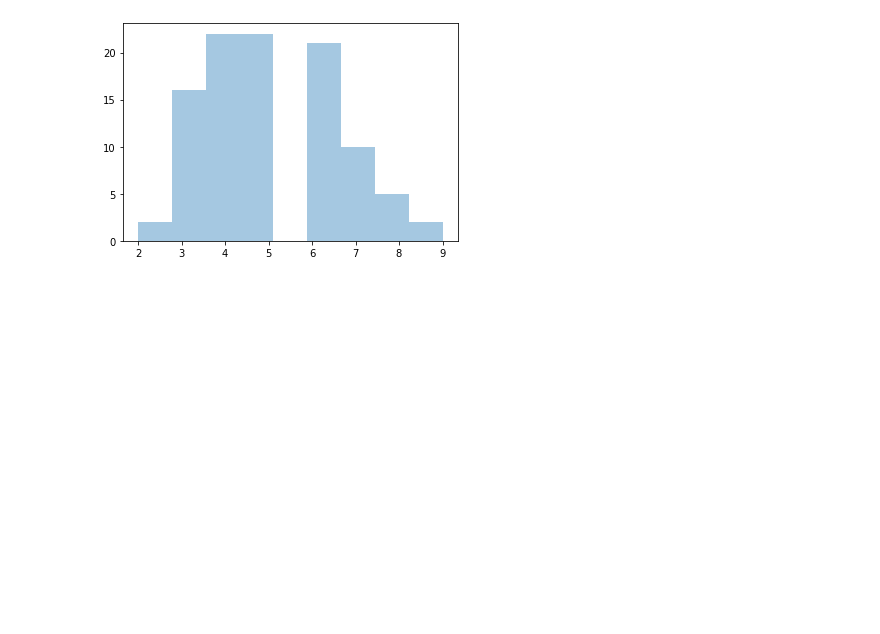
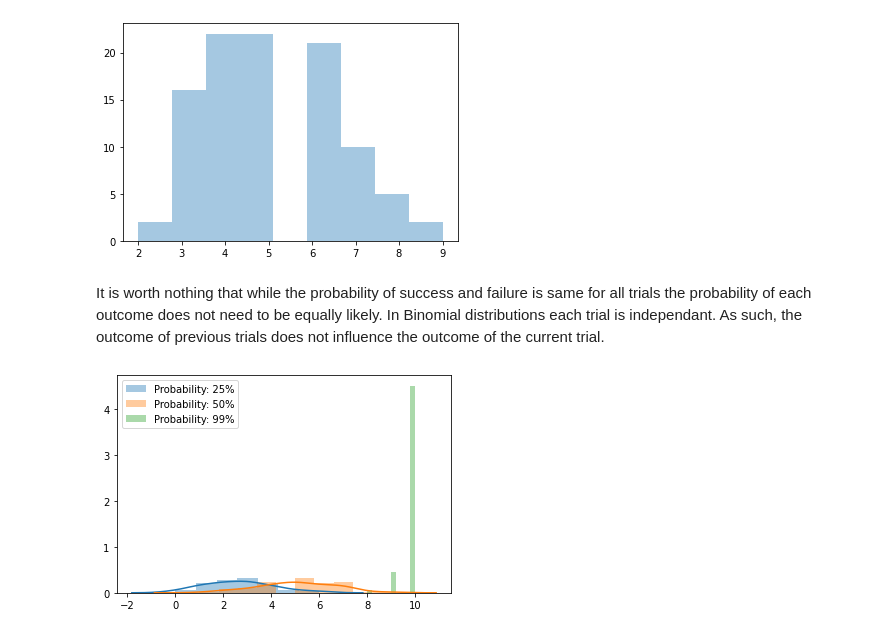
Before and after one commit to SharonNicG/52465-Assignment, a Jupyter notebook: NumPy-Random Assignment.ipynb, the cells around one changed output. Saved outputs shown, nothing was run; the diff lists cells and outputs as text; code cells hidden in the pictures; blank space fills up the shorter version.

Commit message:
Inclusion of Seaborn Dist Plot and explanation of probability varience'

```diff
--- a/NumPy-Random Assignment.ipynb
+++ b/NumPy-Random Assignment.ipynb
@@ -366,3 +367,19 @@ sns.distplot(np.random.binomial(n=10, p=0.5, size=100), hist=True, kde=False)
 plt.show()
 # %% [output]
 [figure]
+# %% [markdown]
+It is worth nothing that while the probability of success and failure is same for all trials the probability of each outcome does not need to be equally likely. In Binomial distributions each trial is independant. As such, the outcome of previous trials does not influence the outcome of the current trial.
+# %%
+plt.figure("Test Plots")
+Bino_2 = list(np.random.binomial(10, .25, 100)) # A binomial distribution with 10 trials and probability 0.25 for each trial.
+Bino_3 = list(np.random.binomial(10, .5, 100)) # A binomial distribution with 10 trials and probability 0.5 for each trial.
+Bino_4 = list(np.random.binomial(10, .99, 100)) # A binomial distribution with 10 trials and probability 0.99 for each trial.
+
+sns.distplot(Bino_2, label='Probability: 25%')
+sns.distplot(Bino_3, label='Probability: 50%')
+sns.distplot(Bino_4, label='Probability: 99%')
+
+plt.legend()
+plt.show()
+# %% [output]
+[figure, added]
```
Also changed, not shown: parts of 1 cell of this notebook.
